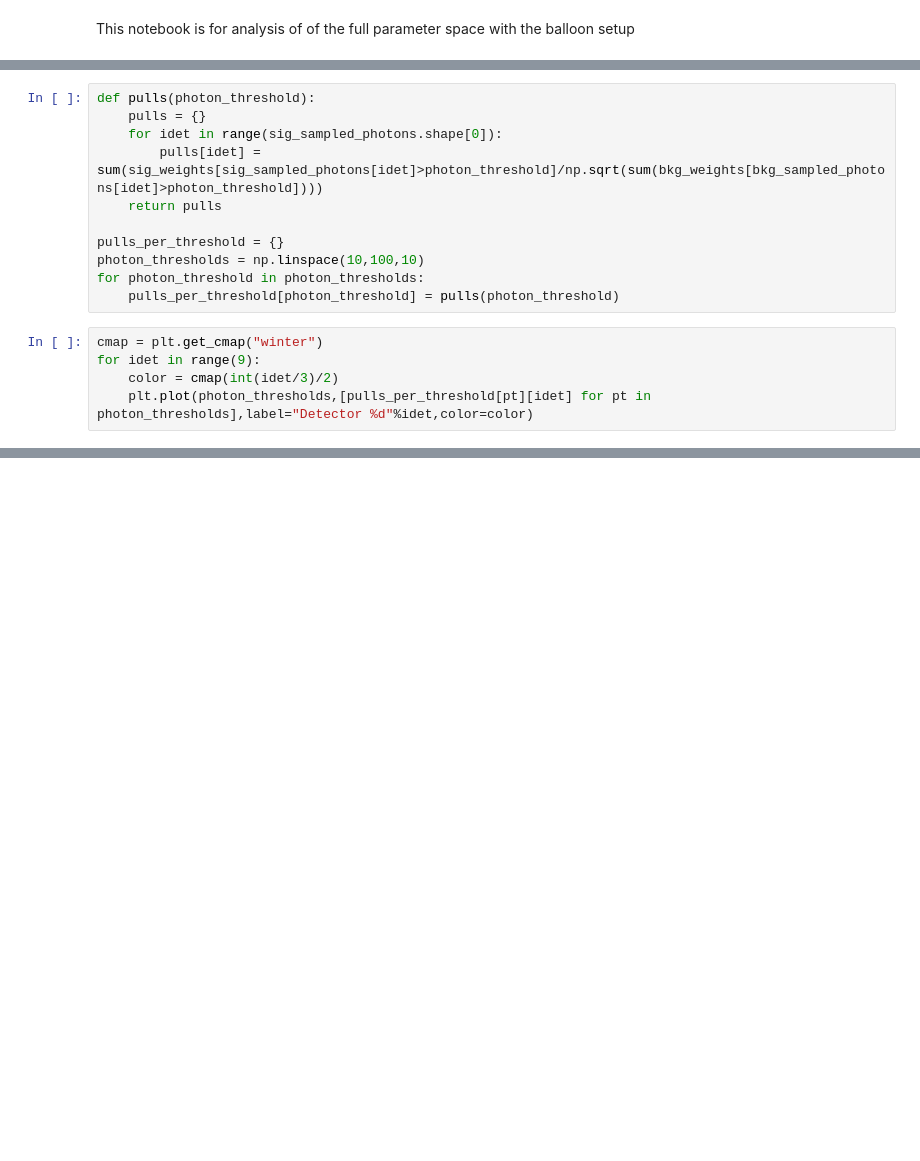
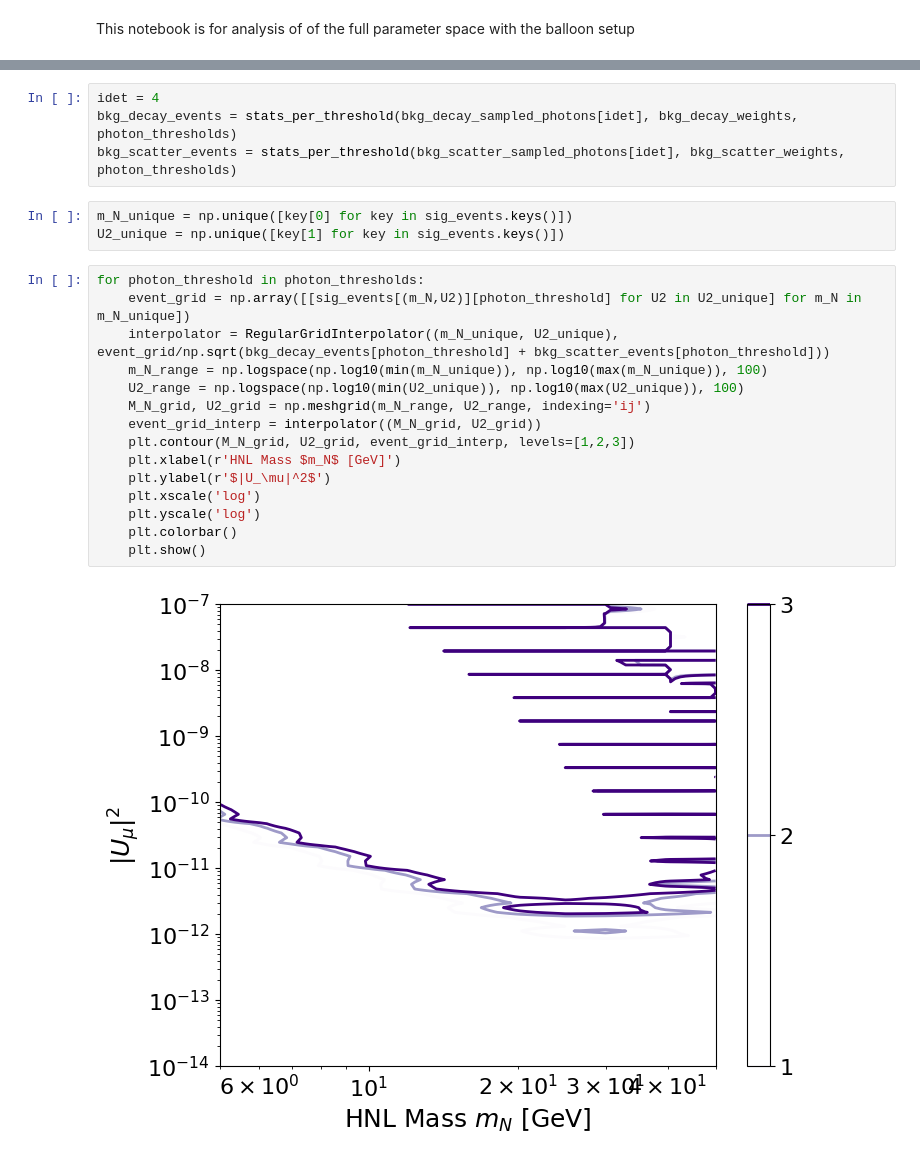
Before and after one commit to nickkamp1/NeutrinoFactoryHNL, a Jupyter notebook: Balloon.ipynb, the cells around one changed output, grey strips where cells are left out. Cells and saved outputs as stored; diff of their text form; blank space fills up the shorter version.

Commit message:
add cluster job contours to Balloon notebook, fix MCS for muon decay

```diff
--- a/Balloon.ipynb
+++ b/Balloon.ipynb
@@ -51,16 +32,0 @@ photon_threshold=50
-# %%
-def pulls(photon_threshold):
-    pulls = {}
-    for idet in range(sig_sampled_photons.shape[0]):
-        pulls[idet] = sum(sig_weights[sig_sampled_photons[idet]>photon_threshold]/np.sqrt(sum(bkg_weights[bkg_sampled_photons[idet]>photon_threshold])))
-    return pulls
-
-pulls_per_threshold = {}
-photon_thresholds = np.linspace(10,100,10)
-for photon_threshold in photon_thresholds:
-    pulls_per_threshold[photon_threshold] = pulls(photon_threshold)
-# %%
-cmap = plt.get_cmap("winter")
-for idet in range(9):
-    color = cmap(int(idet/3)/2)
-    plt.plot(photon_thresholds,[pulls_per_threshold[pt][idet] for pt in photon_thresholds],label="Detector %d"%idet,color=color)
@@ -210,0 +72,24 @@ plt.show()
+# %%
+idet = 4
+bkg_decay_events = stats_per_threshold(bkg_decay_sampled_photons[idet], bkg_decay_weights, photon_thresholds)
+bkg_scatter_events = stats_per_threshold(bkg_scatter_sampled_photons[idet], bkg_scatter_weights, photon_thresholds)
+# %%
+m_N_unique = np.unique([key[0] for key in sig_events.keys()])
+U2_unique = np.unique([key[1] for key in sig_events.keys()])
+# %%
+for photon_threshold in photon_thresholds:
+    event_grid = np.array([[sig_events[(m_N,U2)][photon_threshold] for U2 in U2_unique] for m_N in m_N_unique])
+    interpolator = RegularGridInterpolator((m_N_unique, U2_unique), event_grid/np.sqrt(bkg_decay_events[photon_threshold] + bkg_scatter_events[photon_threshold]))
+    m_N_range = np.logspace(np.log10(min(m_N_unique)), np.log10(max(m_N_unique)), 100)
+    U2_range = np.logspace(np.log10(min(U2_unique)), np.log10(max(U2_unique)), 100)
+    M_N_grid, U2_grid = np.meshgrid(m_N_range, U2_range, indexing='ij')
+    event_grid_interp = interpolator((M_N_grid, U2_grid))
+    plt.contour(M_N_grid, U2_grid, event_grid_interp, levels=[1,2,3])
+    plt.xlabel(r'HNL Mass $m_N$ [GeV]')
+    plt.ylabel(r'$|U_\mu|^2$')
+    plt.xscale('log')
+    plt.yscale('log')
+    plt.colorbar()
+    plt.show()
+# %% [output]
+[figure, added]
```
Also changed, not shown: parts of 9 cells of this notebook, 5 other files.
